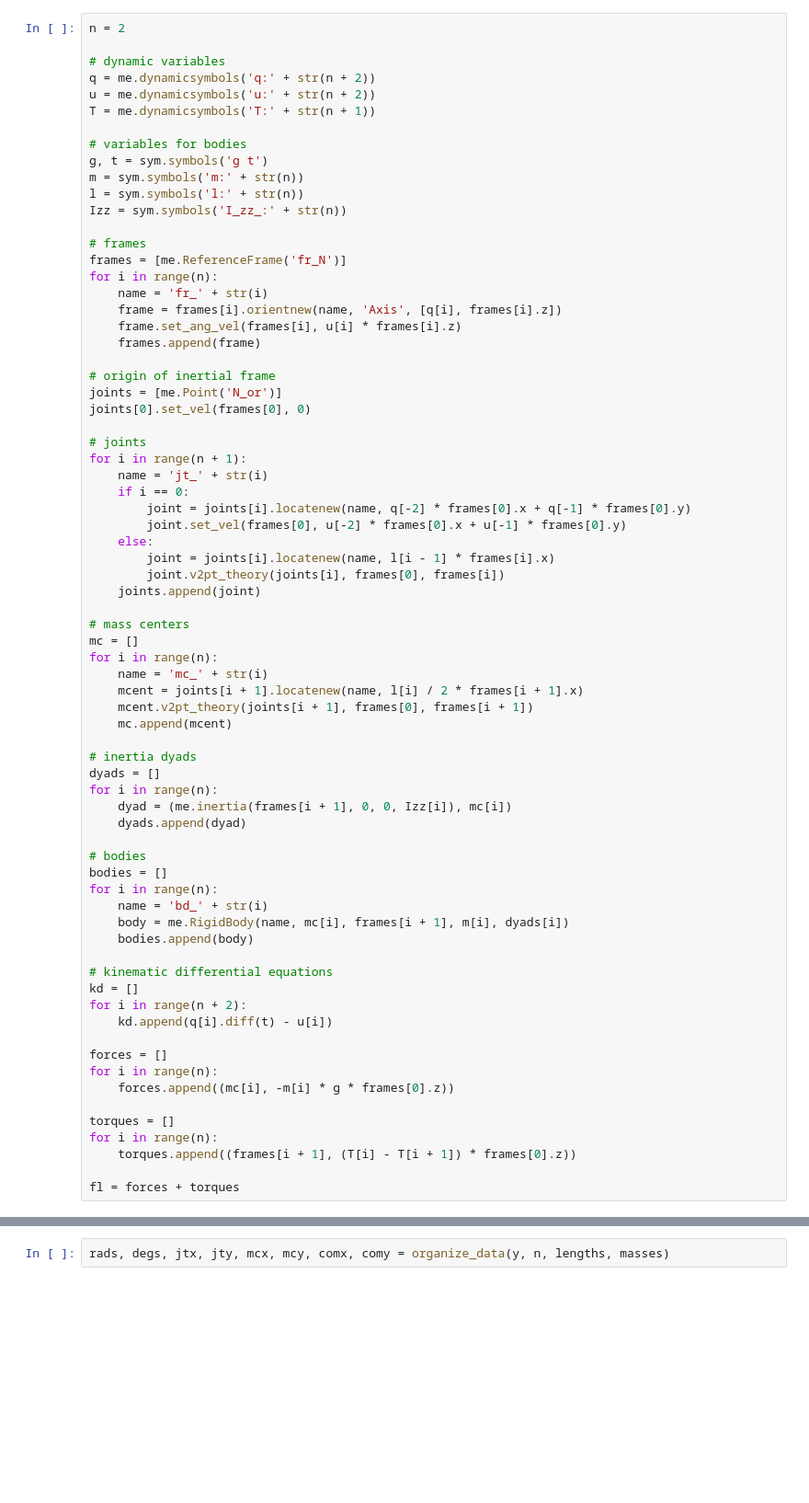
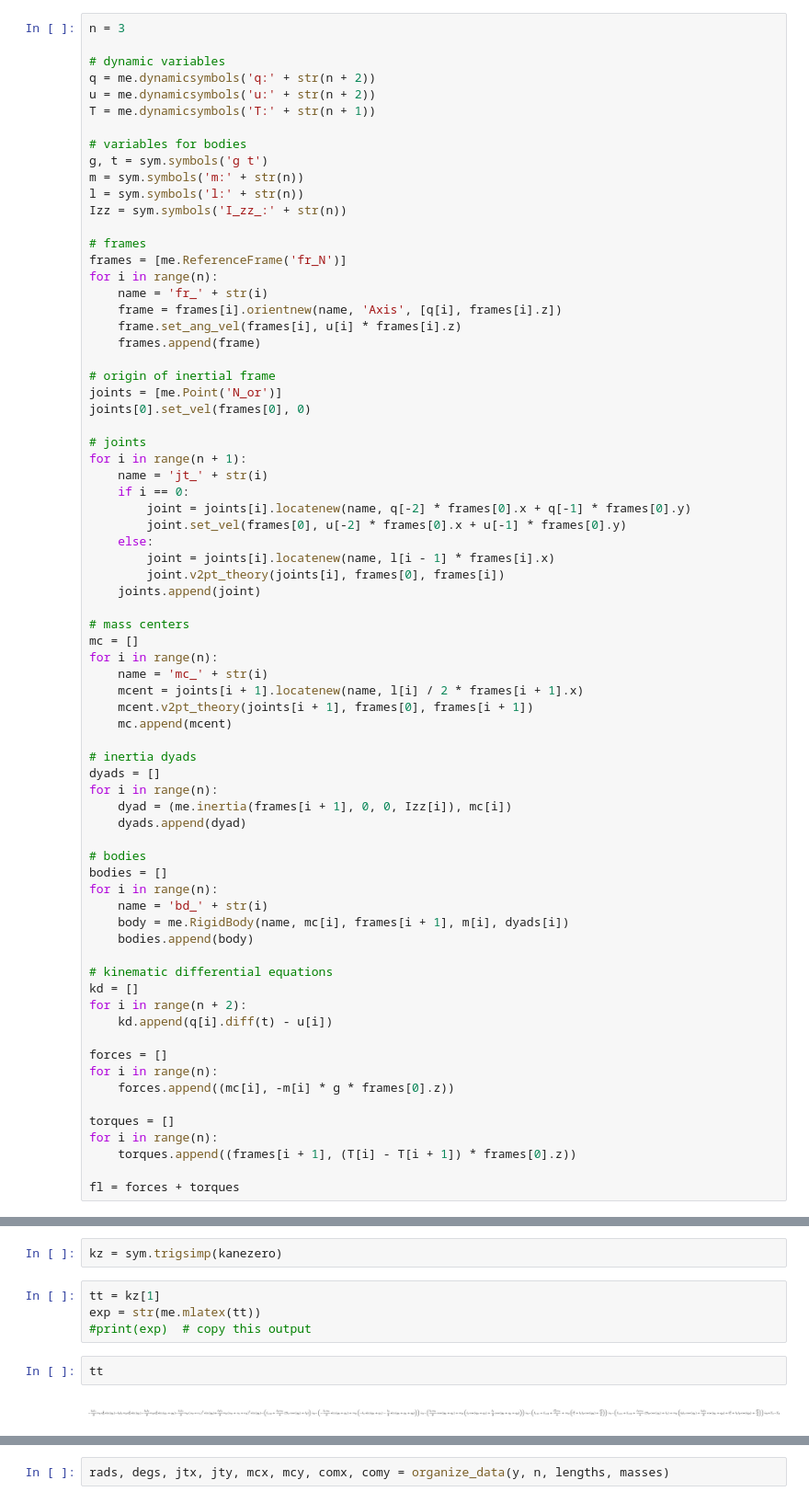
Before and after one commit to isaacyeaton/snaketurn, a Jupyter notebook: 3-link-snake-free-head-torques.ipynb, the cells around one changed output, grey strips where cells are left out. Shown at 92% size. Drawn from its saved outputs; the diff is of its cells as text; blank space fills up the shorter version.

```diff
--- a/3-link-snake-free-head-torques.ipynb
+++ b/3-link-snake-free-head-torques.ipynb
@@ -32,7 +36,7 @@ Image(filename='snake-schematic.png')
 # %% [output]
 [figure]
 # %%
-n = 2
+n = 3
 
 # dynamic variables
 q = me.dynamicsymbols('q:' + str(n + 2))
@@ -105,0 +127,10 @@ fl = forces + torques
+# %%
+kz = sym.trigsimp(kanezero)
+# %%
+tt = kz[1]
+exp = str(me.mlatex(tt))
+#print(exp)  # copy this output
+# %%
+tt
+# %% [output]
+[figure, added]
```
Also changed, not shown: parts of 60 cells of this notebook.
